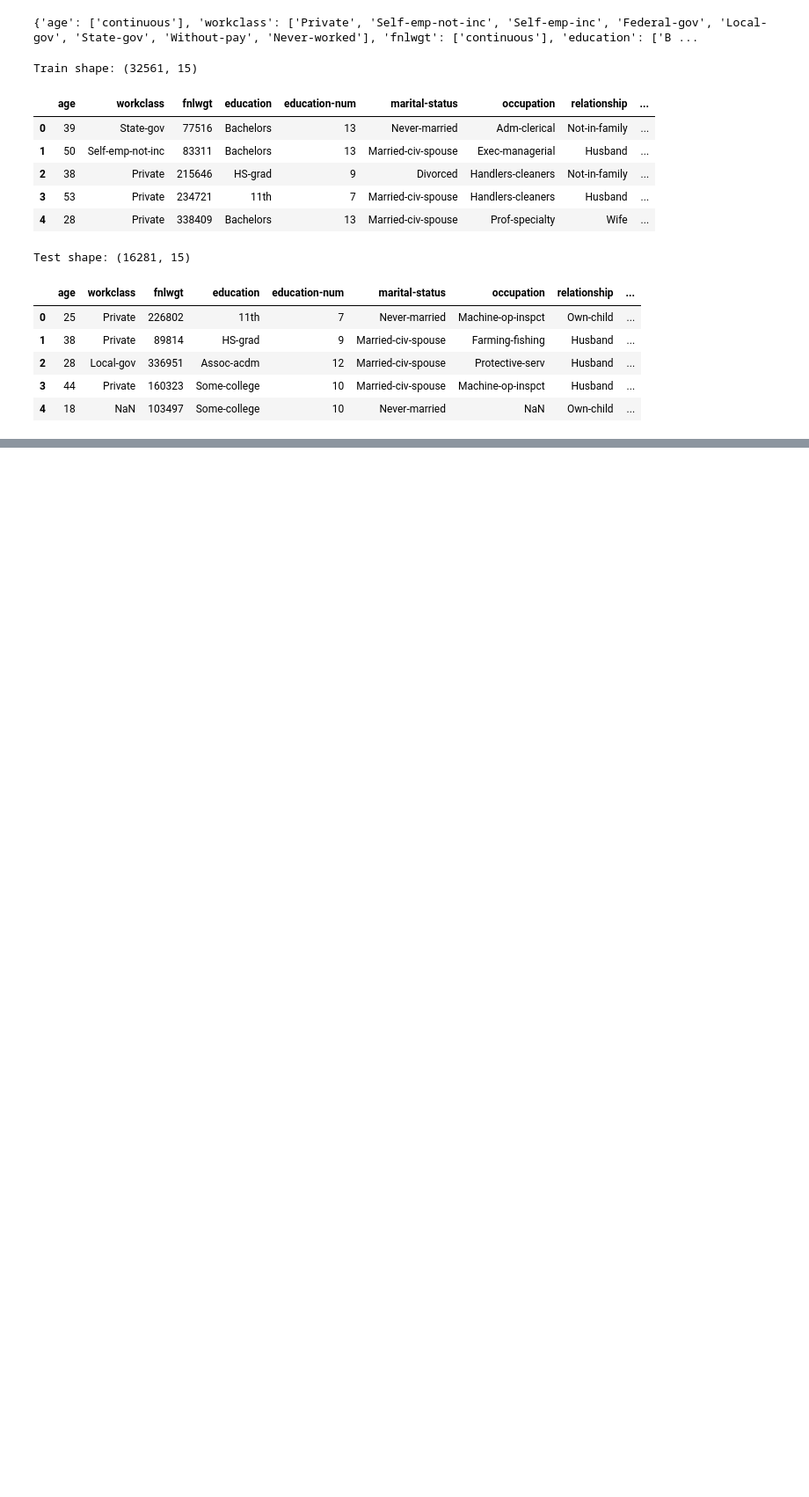
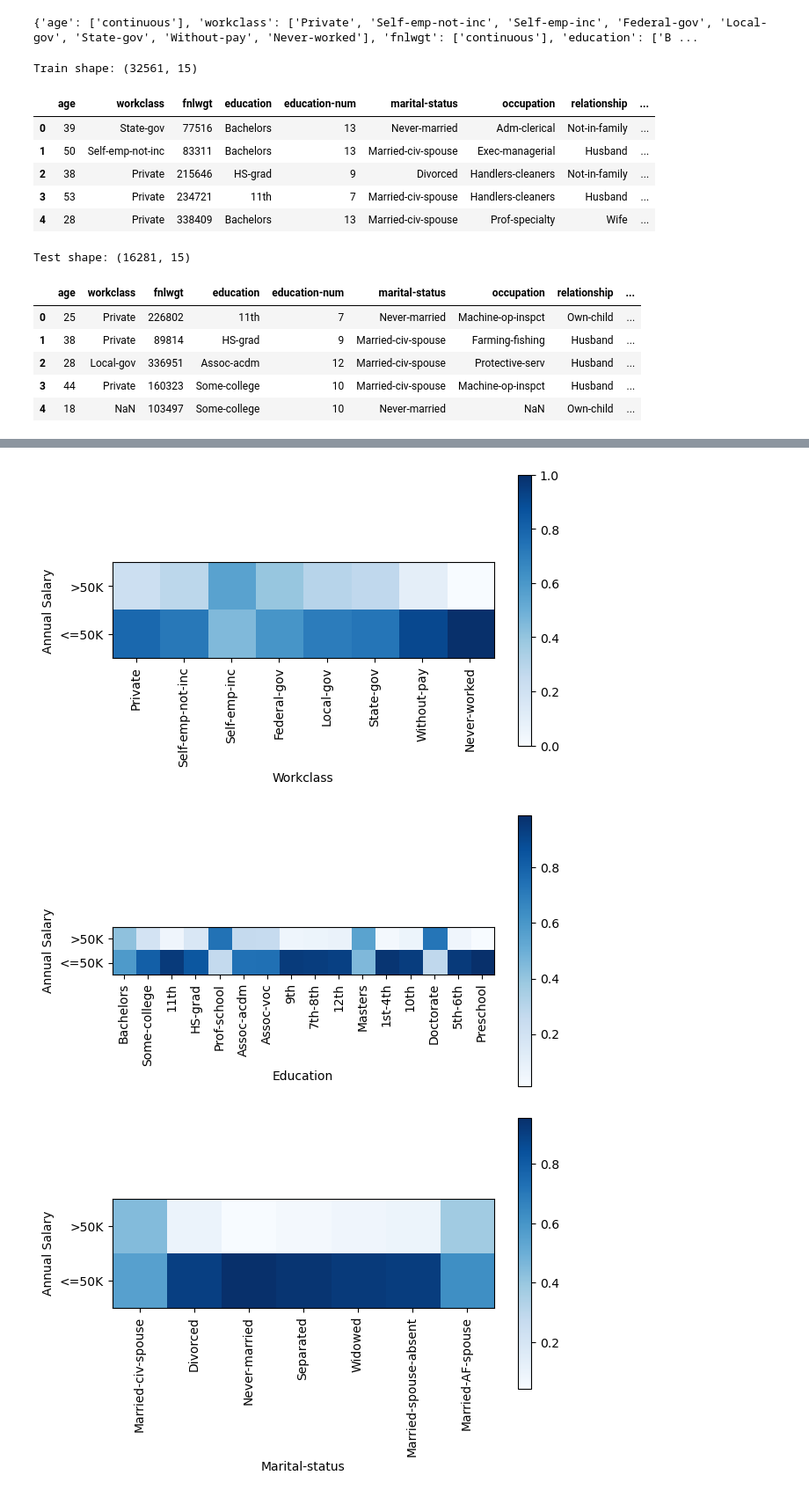
Before and after one commit to BergBrae/CSE404-Semester-Project, a Jupyter notebook: format_data.ipynb, the cells around one changed output, grey strips where cells are left out. Shown: that part at 88% size. Drawn from its saved outputs; the diff is of its cells as text; code cells hidden in the pictures; blank space fills up the shorter version.

```diff
--- a/format_data.ipynb
+++ b/format_data.ipynb
@@ -65,0 +121,7 @@ combined.to_parquet('data/formatted_data.parquet')
+# %%
+# fltten column multiindex
+counts.columns = ['>50K', '<=50K']
+# %%
+counts = counts.transpose()
+# %%
+counts.columns = list(counts.columns)
@@ -65,0 +153,29 @@ combined.to_parquet('data/formatted_data.parquet')
+# %%
+# Now the same but transposed to be more readable
+
+# get the categorical features
+categorical = [feature for feature in df.columns if df[feature].dtype.name == 'category']
+
+# make a heat map for each categorical feature
+for feature in categorical:
+    if feature != 'target':
+        # get the counts of each category
+        counts = df.groupby([feature, 'target']).size().unstack()
+        # normalize the counts
+        counts = counts.div(counts.sum(axis=1), axis=0)
+        # plot the heatmap
+        plt.figure(figsize=(7, 4))
+        # plt.title(f'{feature} Distribution by Target')
+        plt.ylabel('Annual Salary')
+        plt.xlabel(feature.capitalize())
+        plt.imshow(counts.transpose(), cmap='Blues')
+        plt.xticks(np.arange(len(counts.index)), counts.index, rotation=90)
+        plt.yticks([0, 1], ['>50K', '<=50K'])
+        plt.colorbar()
+        if feature in ['education', 'occupation', 'relationship', 'marital-status']:
+            plt.savefig(f'new_figures/{feature}_heatmap_transposed.png', dpi=300, bbox_inches='tight')
+        plt.show()
+# %% [output]
+[figure, added]
+[figure, added]
+[figure, added]
```
Also changed, not shown: parts of 8 cells of this notebook, 22 other files.
